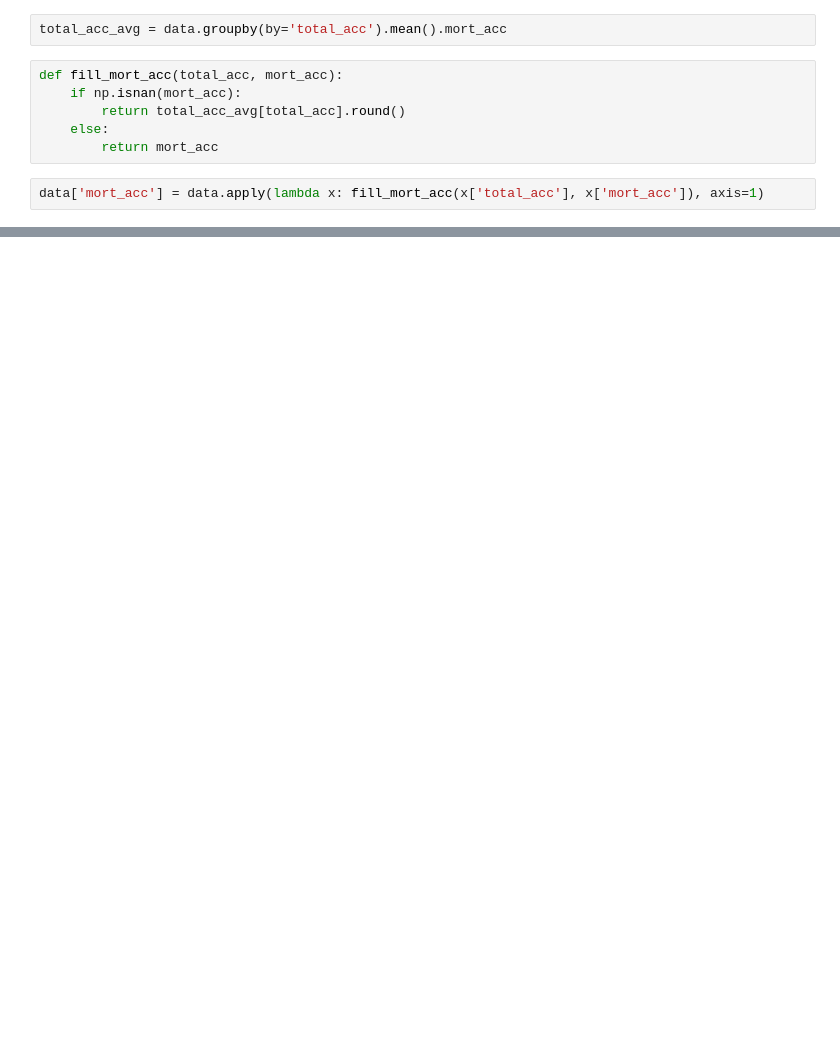
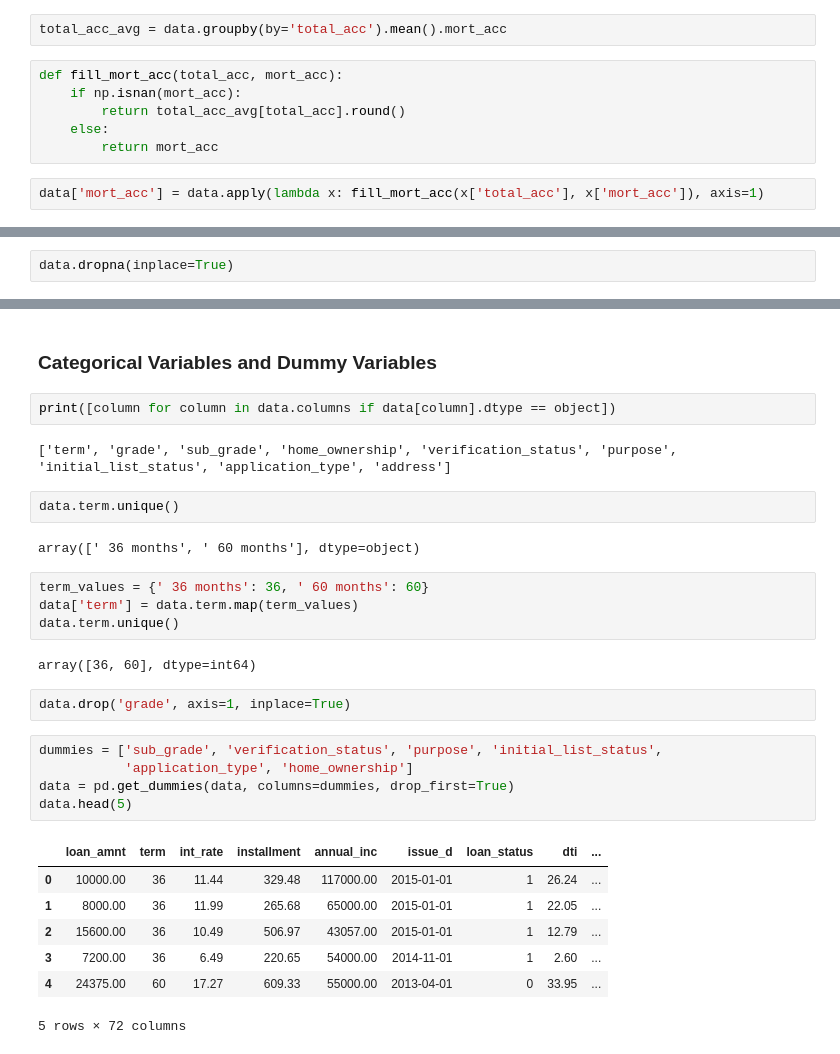
Before and after one commit to harsh0520/preprocess_lending_lending_club_data, a Jupyter notebook: concat_data.ipynb, the cells around one changed output, grey strips where cells are left out. Cells and saved outputs as stored; diff of their text form; blank space fills up the shorter version.

Commit message:
Dummies creation

```diff
--- a/concat_data.ipynb
+++ b/concat_data.ipynb
@@ -667,0 +677,2 @@ data['mort_acc'] = data.apply(lambda x: fill_mort_acc(x['total_acc'], x['mort_ac
+# %%
+data.dropna(inplace=True)
@@ -667,0 +683,31 @@ data['mort_acc'] = data.apply(lambda x: fill_mort_acc(x['total_acc'], x['mort_ac
+# %% [markdown]
+### Categorical Variables and Dummy Variables
+# %%
+print([column for column in data.columns if data[column].dtype == object])
+# %% [output]
+['term', 'grade', 'sub_grade', 'home_ownership', 'verification_status', 'purpose', 'initial_list_status', 'application_type', 'address']
+# %%
+data.term.unique()
+# %% [output]
+array([' 36 months', ' 60 months'], dtype=object)
+# %%
+term_values = {' 36 months': 36, ' 60 months': 60}
+data['term'] = data.term.map(term_values)
+data.term.unique()
+# %% [output]
+array([36, 60], dtype=int64)
+# %%
+data.drop('grade', axis=1, inplace=True)
+# %%
+dummies = ['sub_grade', 'verification_status', 'purpose', 'initial_list_status',
+           'application_type', 'home_ownership']
+data = pd.get_dummies(data, columns=dummies, drop_first=True)
+data.head(5)
+# %% [output]
+|  | loan_amnt | term | int_rate | installment | annual_inc | issue_d | loan_status | dti | ... |
+| 0 | 10000.00 | 36 | 11.44 | 329.48 | 117000.00 | 2015-01-01 | 1 | 26.24 | ... |
+| 1 | 8000.00 | 36 | 11.99 | 265.68 | 65000.00 | 2015-01-01 | 1 | 22.05 | ... |
+| 2 | 15600.00 | 36 | 10.49 | 506.97 | 43057.00 | 2015-01-01 | 1 | 12.79 | ... |
+| 3 | 7200.00 | 36 | 6.49 | 220.65 | 54000.00 | 2014-11-01 | 1 | 2.60 | ... |
+| 4 | 24375.00 | 60 | 17.27 | 609.33 | 55000.00 | 2013-04-01 | 0 | 33.95 | ... |
+5 rows × 72 columns
```
Also changed, not shown: parts of 2 cells of this notebook.
